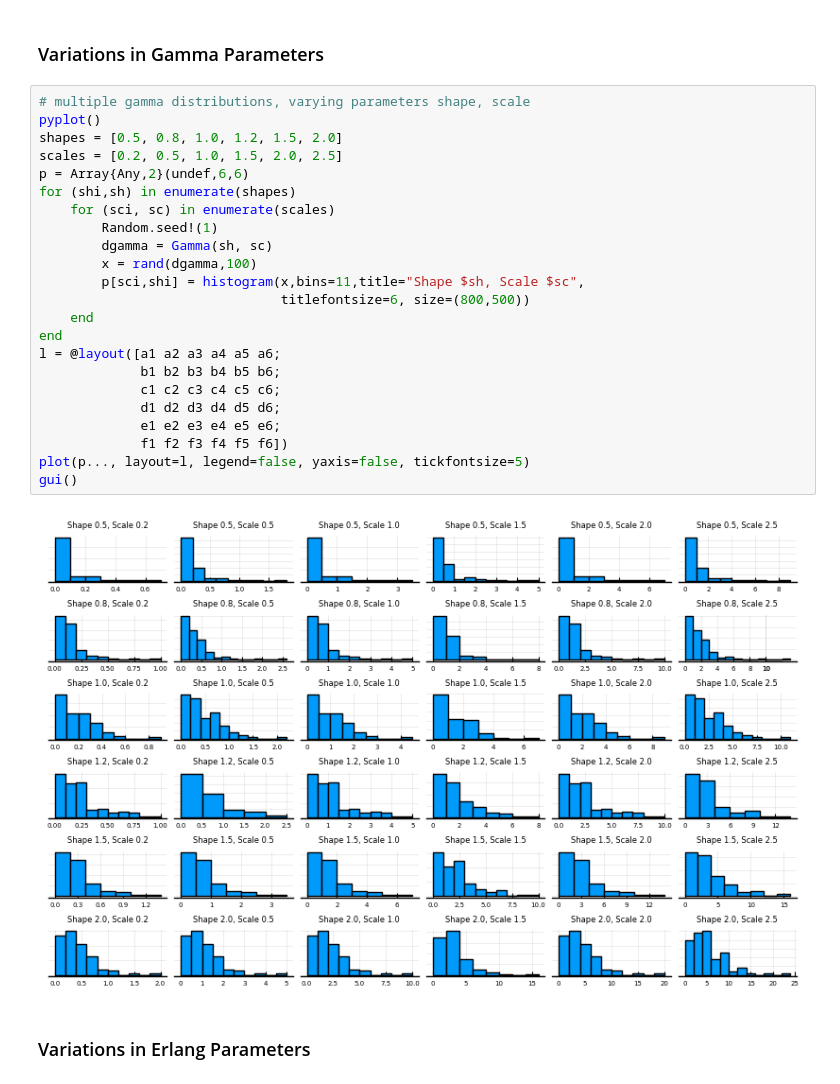
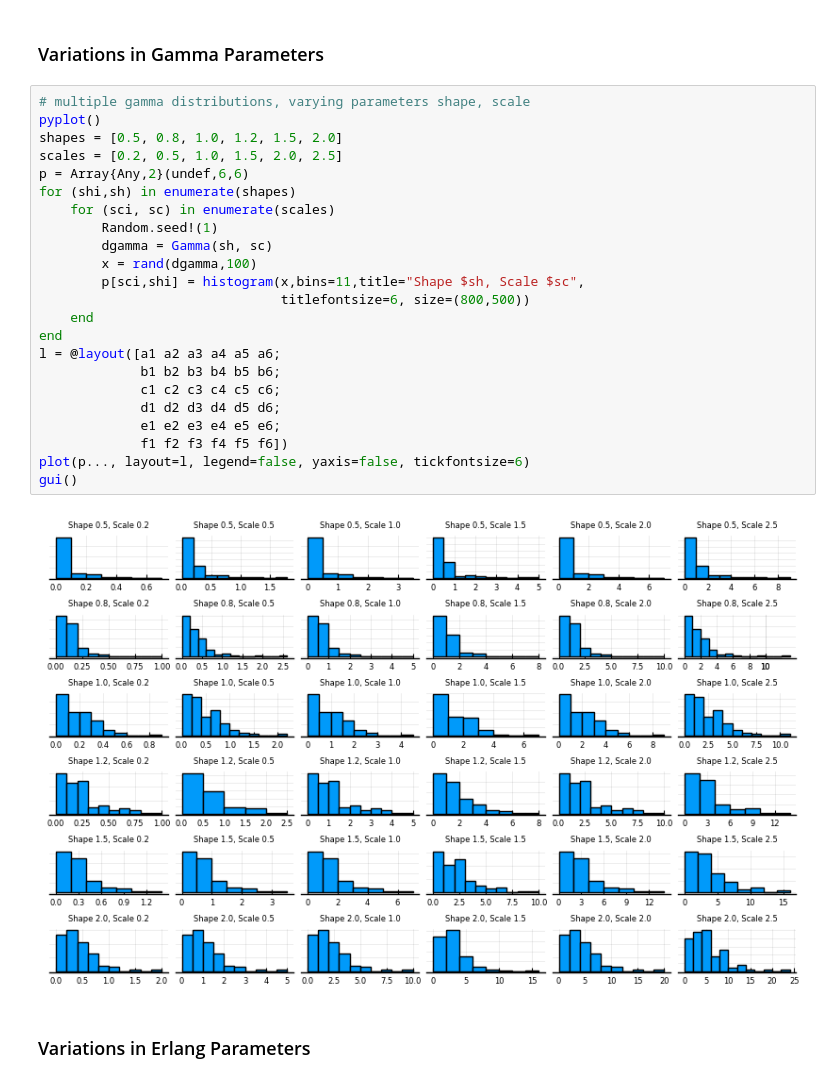
Before and after one commit to lewisl/CovidSim, a Jupyter notebook: prototyping.ipynb, the cells around one changed output. Cells and saved outputs as stored; diff of their text form.

```diff
--- a/prototyping.ipynb
+++ b/prototyping.ipynb
@@ -136,28 +78,28 @@ println(round(mean(x)))
 # %%
 # multiple gamma distributions, varying parameters shape, scale
 pyplot()
 shapes = [0.5, 0.8, 1.0, 1.2, 1.5, 2.0]
 scales = [0.2, 0.5, 1.0, 1.5, 2.0, 2.5]
 p = Array{Any,2}(undef,6,6)
 for (shi,sh) in enumerate(shapes)
     for (sci, sc) in enumerate(scales)
         Random.seed!(1)
         dgamma = Gamma(sh, sc)
         x = rand(dgamma,100)
         p[sci,shi] = histogram(x,bins=11,title="Shape $sh, Scale $sc",
                                titlefontsize=6, size=(800,500))
     end
 end
 l = @layout([a1 a2 a3 a4 a5 a6;
              b1 b2 b3 b4 b5 b6;
              c1 c2 c3 c4 c5 c6;
              d1 d2 d3 d4 d5 d6;
              e1 e2 e3 e4 e5 e6;
              f1 f2 f3 f4 f5 f6])
-plot(p..., layout=l, legend=false, yaxis=false, tickfontsize=5)
+plot(p..., layout=l, legend=false, yaxis=false, tickfontsize=6)
 gui()
 # %% [output]
-[figure, old version]
+[figure, new version]
 # %% [markdown]
 ### Variations in Erlang Parameters
 # %%
```
Also changed, not shown: parts of 13 cells of this notebook, 7 other files.
